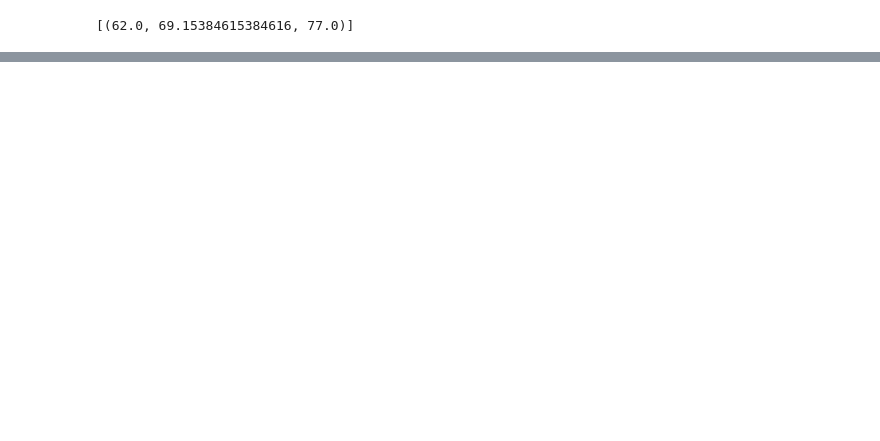
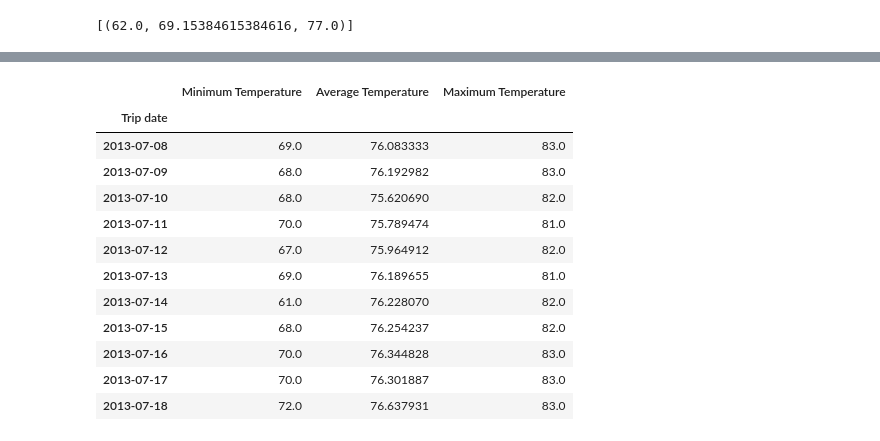
Before and after one commit to TheGreekGoddess/Data_Analysis_using_SQL_Alchemy, a Jupyter notebook: climate_starter.ipynb, the cells around one changed output, grey strips where cells are left out. Cells and saved outputs as stored; diff of their text form; code cells hidden in the pictures; blank space fills up the shorter version.

```diff
--- a/climate_starter.ipynb
+++ b/climate_starter.ipynb
@@ -235,2 +288,19 @@ daily_normals("01-01")
 # %%
 # Load the previous query results into a Pandas DataFrame and add the `trip_dates` range as the `date` index
+daily_normals_df = pd.DataFrame(trip_daily_normals, columns = ["Minimum Temperature","Average Temperature", "Maximum Temperature"], index = trip_duration_dates)
+daily_normals_df.index.name = "Trip date"
+daily_normals_df
+# %% [output]
+|  | Minimum Temperature | Average Temperature | Maximum Temperature |
+| Trip date |  |  |  |
+| 2013-07-08 | 69.0 | 76.083333 | 83.0 |
+| 2013-07-09 | 68.0 | 76.192982 | 83.0 |
+| 2013-07-10 | 68.0 | 75.620690 | 82.0 |
+| 2013-07-11 | 70.0 | 75.789474 | 81.0 |
+| 2013-07-12 | 67.0 | 75.964912 | 82.0 |
+| 2013-07-13 | 69.0 | 76.189655 | 81.0 |
+| 2013-07-14 | 61.0 | 76.228070 | 82.0 |
+| 2013-07-15 | 68.0 | 76.254237 | 82.0 |
+| 2013-07-16 | 70.0 | 76.344828 | 83.0 |
+| 2013-07-17 | 70.0 | 76.301887 | 83.0 |
+| 2013-07-18 | 72.0 | 76.637931 | 83.0 |
```
Also changed, not shown: parts of 11 cells of this notebook, 1 other file.
